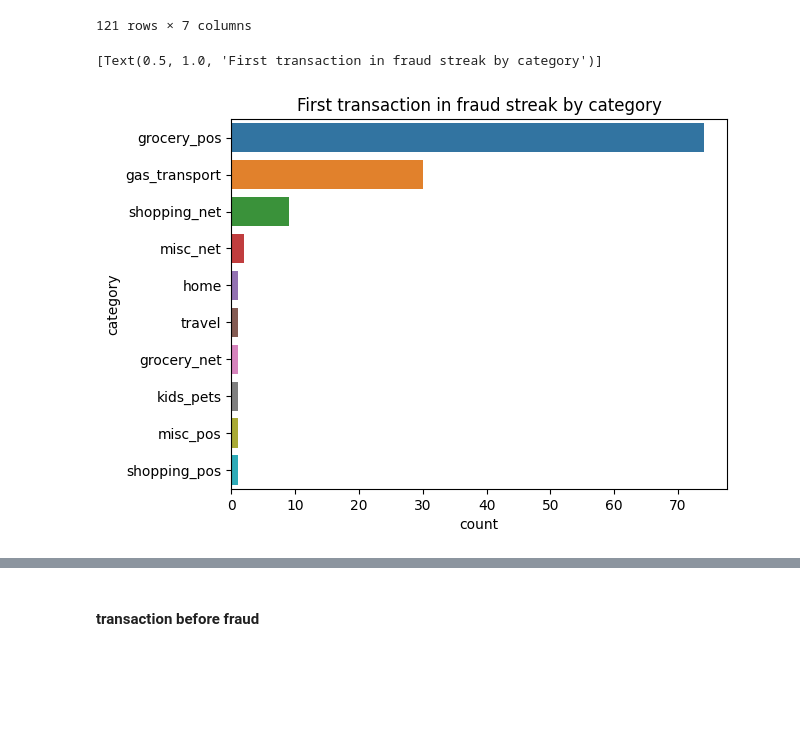
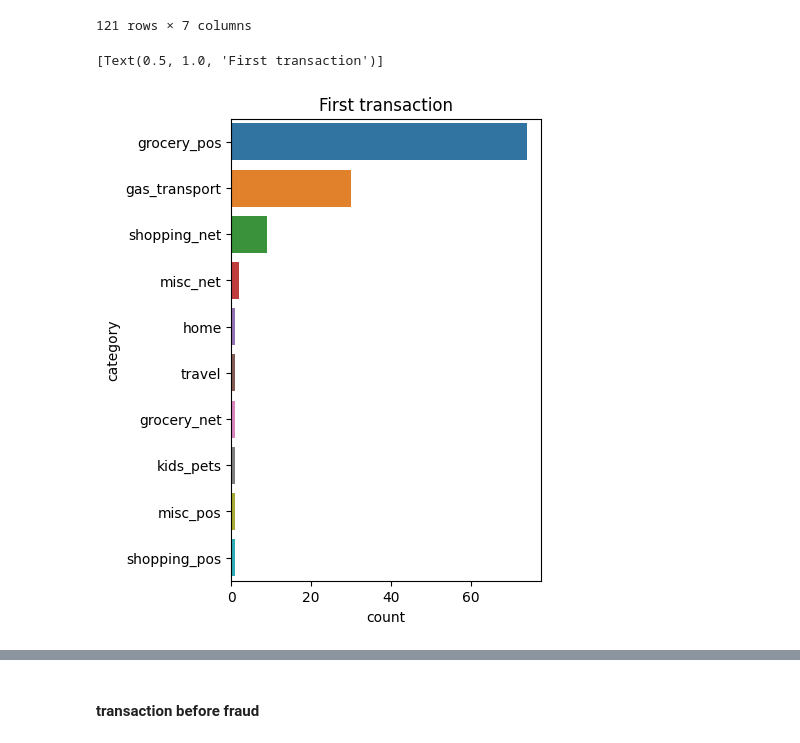
Before and after one commit to kcbioy/dsfc10-sprint3-grp2-constars, a Jupyter notebook: wk1_lab/grp2_sp3wk1_lab_activity.ipynb, the cells around one changed output, grey strips where cells are left out. Saved outputs shown, nothing was run; the diff lists cells and outputs as text; code cells hidden in the pictures; blank space fills up the shorter version.

```diff
--- a/wk1_lab/grp2_sp3wk1_lab_activity.ipynb
+++ b/wk1_lab/grp2_sp3wk1_lab_activity.ipynb
@@ -172,3 +172,5 @@ cc_clean['trans_time']
 99998    10:38:19
 99999    18:36:23
 Name: trans_time, Length: 100000, dtype: object
+# %%
+cc_clean['is_card_present'] = np.where(cc_clean['category'].str.contains('_net'), "card not present", "card present")
@@ -239,7 +262,7 @@ sns.boxplot(y='merchant', x= 'amt',data=cc_clean[cc_clean['is_fraud'] == 1],
 [Text(0.5, 1.0, 'Amount of fraudulent transactions by merchant')]
 [figure]
 # %%
-top_cat = ['shopping_net', 'grocery_pos', 'misc_net', 'shopping_pos']
+top_cat = ['shopping_net', 'grocery_pos', 'misc_net', 'shopping_pos', 'grocery_net']
 # %%
 for nm in top_cat:
     temp = cc_clean[(cc_clean['is_fraud'] == 1) & (cc_clean['category'] == nm)]
@@ -257,0 +282,9 @@ for nm in top_cat:
+# %%
+temp = cc_clean[(cc_clean['is_fraud'] == 1) & (cc_clean['category'] == nm)]
+
+sns.boxplot(y='merchant', x= 'amt',data=temp,
+                order = temp['merchant'].value_counts().iloc[:20].index).set(
+        title = 'Fraudulent transactions by merchant (' + nm + ')'
+    )
+
+plt.show()
@@ -674,8 +749,9 @@ first_fraud_info
 | 120 | Tristan Kirby | 2 | 2021-01-18 01:47:36 | 541e86ff0eb96d89ea3811c9f85e1c15 | gas_transport | CleanFuel Philippines | 7.67 |
 121 rows × 7 columns
 # %%
+plt.figure(figsize=(4,6))
 sns.countplot(y='category',data=first_fraud_info,
-order = first_fraud_info['category'].value_counts().index).set(title ='First transaction in fraud streak by category')
+order = first_fraud_info['category'].value_counts().index).set(title ='First transaction')
 # %% [output]
-[Text(0.5, 1.0, 'First transaction in fraud streak by category')]
+[Text(0.5, 1.0, 'First transaction')]
-[figure, old version]
+[figure, new version]
```
Also changed, not shown: parts of 18 cells of this notebook, 1 other file.
